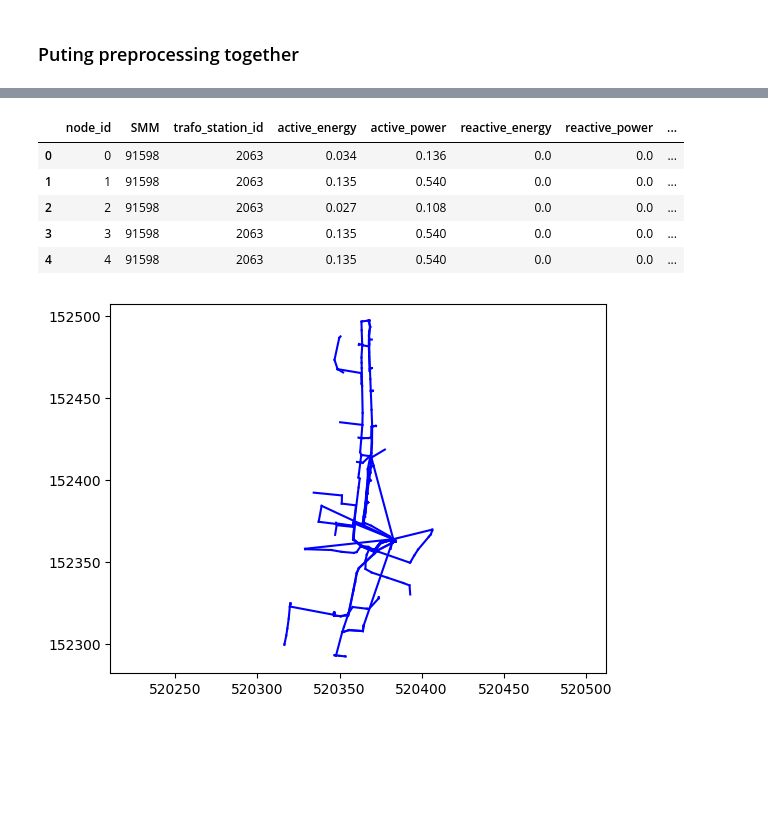
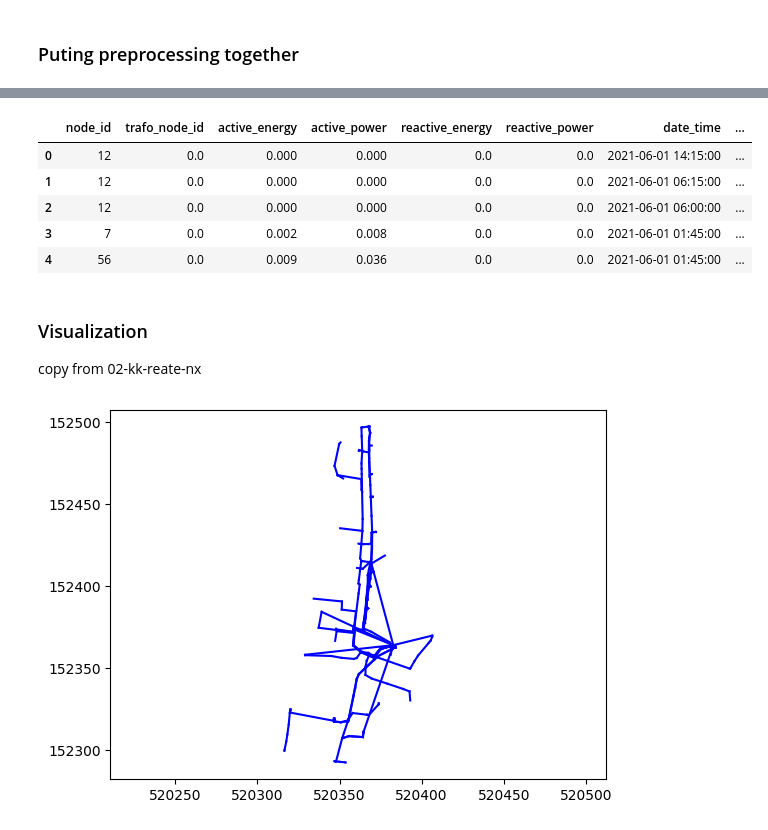
Before and after one commit to Kriznar4/GraphVolt, a Jupyter notebook: notebooks/02-ak-01-ak-tab2graph2temp.ipynb, the cells around one changed output, grey strips where cells are left out. Saved outputs shown, nothing was run; the diff lists cells and outputs as text; code cells hidden in the pictures; blank space fills up the shorter version.

Commit message:
data preprocessing and conversion to networkx graph

```diff
--- a/notebooks/02-ak-01-ak-tab2graph2temp.ipynb
+++ b/notebooks/02-ak-01-ak-tab2graph2temp.ipynb
@@ -126,7 +104,7 @@ def map_ts_smm(data_ts_smm_proc, dict_smms2nodeid, dict_bus2nodeid):
 
     data_ts_smm_proc.insert(0, "node_id", range(len(data_ts_smm_proc)))
 
-    data_ts_smm_proc_smm = data_ts_smm_proc["SMM"].map(lambda x: dict_smms2nodeid[x])
+    data_ts_smm_proc["node_id"] = data_ts_smm_proc["SMM"].apply(lambda x: dict_smms2nodeid[x])
     data_ts_smm_proc = data_ts_smm_proc.drop(columns=["SMM"])
 
     # data_ts_smm_proc.insert(0, "trafo_station_node_id", range(len(data_ts_smm_proc)))
@@ -138,6 +116,9 @@ def preprocess_ts_smm(data_ts_smm_proc, dict_smms2nodeid, dict_bus2nodeid):
 
     data_ts_smm_proc = map_ts_smm(data_ts_smm_proc, dict_smms2nodeid, dict_bus2nodeid)
 
+    data_ts_smm_proc.insert(1, "trafo_node_id", np.zeros(len(data_ts_smm_proc)))
+    data_ts_smm_proc.drop(columns=["trafo_id", "trafo_station_id"], inplace=True)
+
     return data_ts_smm_proc
 # %% [markdown]
 ### Puting preprocessing together ###
@@ -153,6 +134,7 @@ def preprocess(data_preprocess):
     data_ts_tp_proc = data_preprocessed["TP_measurements"]
 
     data_nodes_proc, dict_bus2nodeid, dict_smms2nodeid = preprocess_nodes(data_nodes_proc)
+    trafo_node_id = 0
     data_edges_proc = preprocess_edges(data_edges_proc, dict_bus2nodeid)
     data_ts_smm_proc = preprocess_ts_smm(data_ts_smm_proc, dict_smms2nodeid, dict_bus2nodeid)
     data_ts_tp_proc = preprocess_ts_tp(data_ts_tp_proc, dict_bus2nodeid)
@@ -193,0 +150,7 @@ data_ts_smm.query("trafo_station_id == 2063")
+# %%
+#run every time you want to preprocess the data
+data_test = data.copy()
+data_test["nodes_static_data"] = data_nodes.copy(deep=True)
+data_test["lines_static_data"] = data_edges.copy(deep=True)
+data_test["SMM_measurements"] = data_ts_smm.copy(deep=True)
+data_test["TP_measurements"] = data_ts_tp.copy(deep=True)
@@ -194,12 +187,15 @@ data_ts_smm.query("trafo_station_id == 2063")
 # %%
-data["SMM_measurements"].head()
+data_test["SMM_measurements"].head()
 # %% [output]
-|  | node_id | SMM | trafo_station_id | active_energy | active_power | reactive_energy | reactive_power | ... |
-| 0 | 0 | 91598 | 2063 | 0.034 | 0.136 | 0.0 | 0.0 | ... |
-| 1 | 1 | 91598 | 2063 | 0.135 | 0.540 | 0.0 | 0.0 | ... |
-| 2 | 2 | 91598 | 2063 | 0.027 | 0.108 | 0.0 | 0.0 | ... |
-| 3 | 3 | 91598 | 2063 | 0.135 | 0.540 | 0.0 | 0.0 | ... |
-| 4 | 4 | 91598 | 2063 | 0.135 | 0.540 | 0.0 | 0.0 | ... |
+|  | node_id | trafo_node_id | active_energy | active_power | reactive_energy | reactive_power | date_time | ... |
+| 0 | 12 | 0.0 | 0.000 | 0.000 | 0.0 | 0.0 | 2021-06-01 14:15:00 | ... |
+| 1 | 12 | 0.0 | 0.000 | 0.000 | 0.0 | 0.0 | 2021-06-01 06:15:00 | ... |
+| 2 | 12 | 0.0 | 0.000 | 0.000 | 0.0 | 0.0 | 2021-06-01 06:00:00 | ... |
+| 3 | 7 | 0.0 | 0.002 | 0.008 | 0.0 | 0.0 | 2021-06-01 01:45:00 | ... |
+| 4 | 56 | 0.0 | 0.009 | 0.036 | 0.0 | 0.0 | 2021-06-01 01:45:00 | ... |
+# %% [markdown]
+### Visualization ###
+copy from 02-kk-reate-nx
 # %%
 import matplotlib.pyplot as plt
 
```
Also changed, not shown: parts of 25 cells of this notebook.
